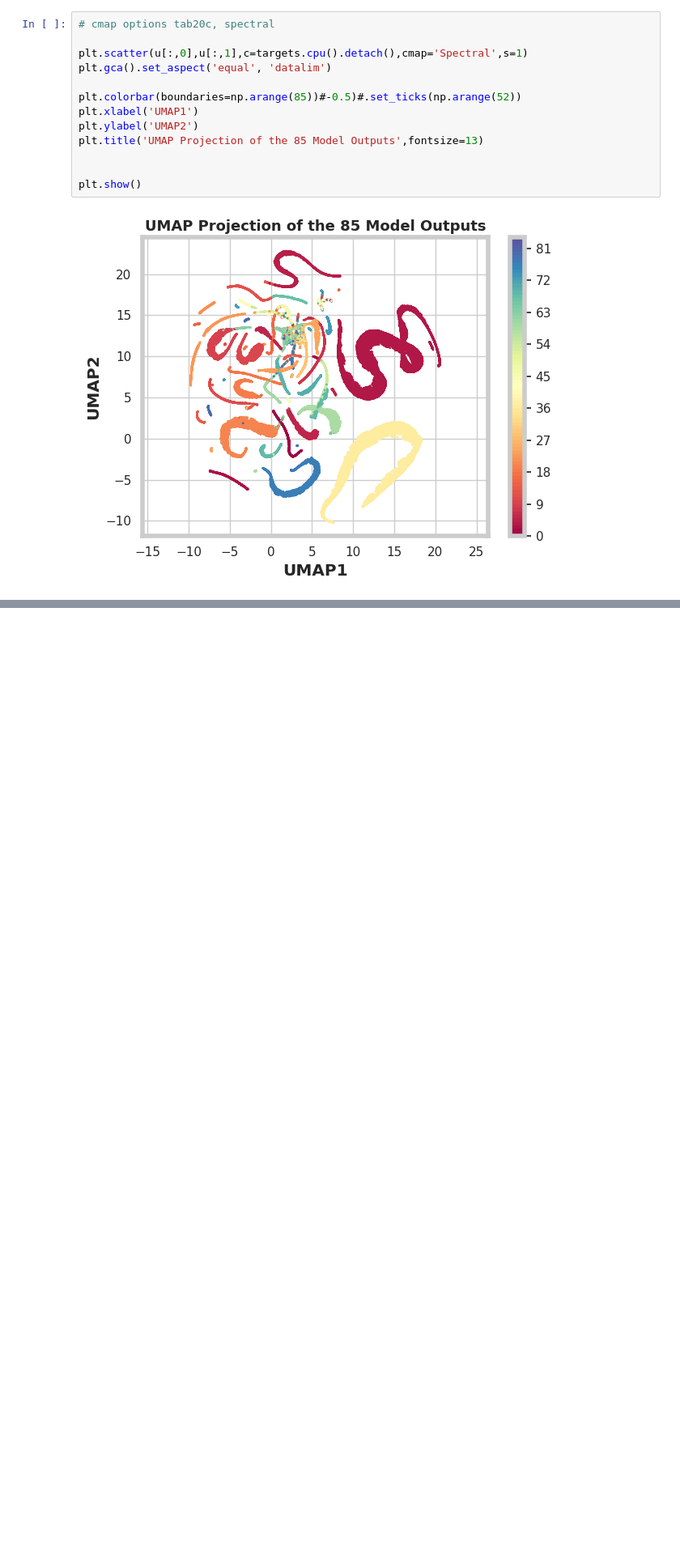
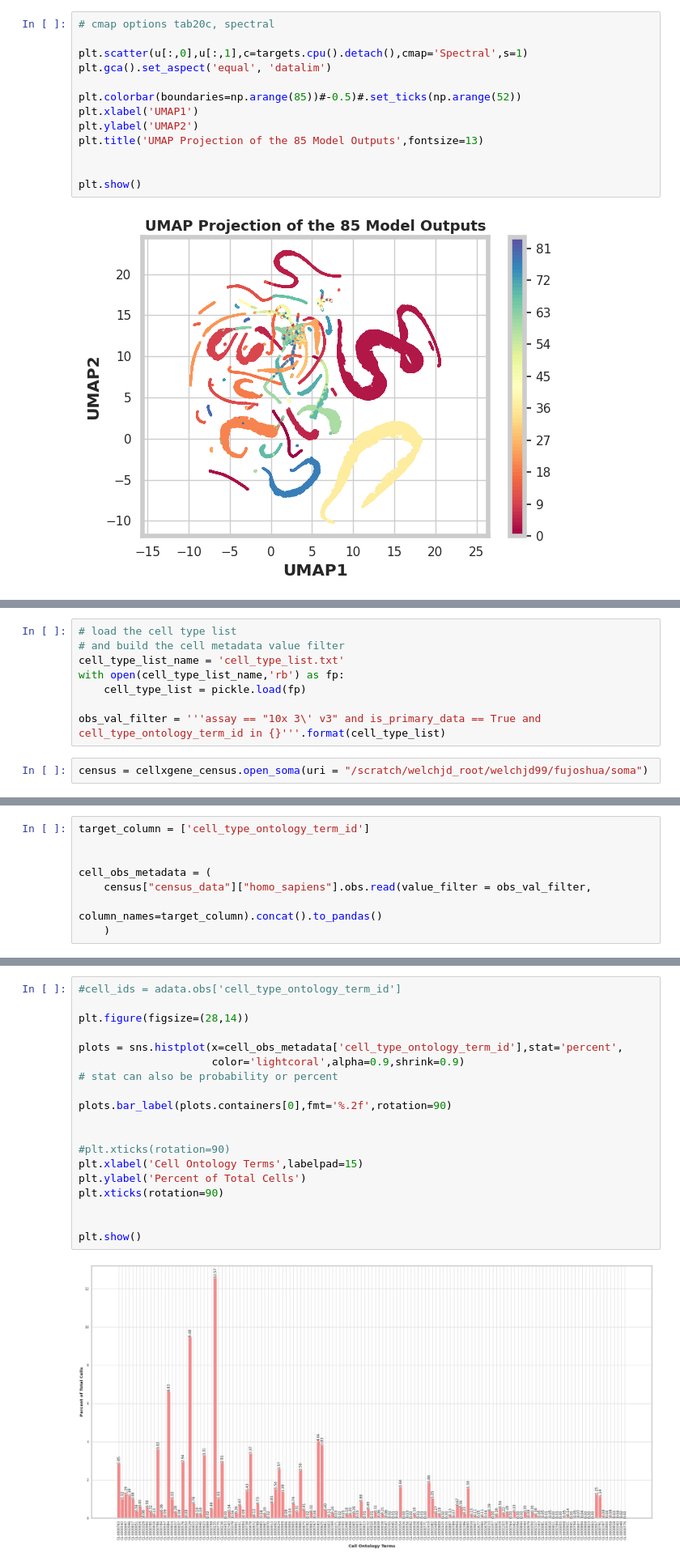
Before and after one commit to joshfuchs/McCells, a Jupyter notebook: Plots.ipynb, the cells around one changed output, grey strips where cells are left out. Shown at 81% size. Drawn from its saved outputs; the diff is of its cells as text; blank space fills up the shorter version.

Commit message:
add disk census plotting

```diff
--- a/Plots.ipynb
+++ b/Plots.ipynb
@@ -101,0 +115,10 @@ plt.show()
+# %%
+# load the cell type list
+# and build the cell metadata value filter
+cell_type_list_name = 'cell_type_list.txt'
+with open(cell_type_list_name,'rb') as fp:
+    cell_type_list = pickle.load(fp)
+
+obs_val_filter = '''assay == "10x 3\' v3" and is_primary_data == True and cell_type_ontology_term_id in {}'''.format(cell_type_list)
+# %%
+census = cellxgene_census.open_soma(uri = "/scratch/welchjd_root/welchjd99/fujoshua/soma")
@@ -101,0 +127,8 @@ plt.show()
+# %%
+target_column = ['cell_type_ontology_term_id']
+
+
+cell_obs_metadata = (
+    census["census_data"]["homo_sapiens"].obs.read(value_filter = obs_val_filter,
+                                                   column_names=target_column).concat().to_pandas()
+    )
@@ -101,0 +171,21 @@ plt.show()
+# %%
+#cell_ids = adata.obs['cell_type_ontology_term_id']
+
+plt.figure(figsize=(28,14))
+
+plots = sns.histplot(x=cell_obs_metadata['cell_type_ontology_term_id'],stat='percent',
+                     color='lightcoral',alpha=0.9,shrink=0.9)
+# stat can also be probability or percent
+
+plots.bar_label(plots.containers[0],fmt='%.2f',rotation=90)
+
+
+#plt.xticks(rotation=90)
+plt.xlabel('Cell Ontology Terms',labelpad=15)
+plt.ylabel('Percent of Total Cells')
+plt.xticks(rotation=90)
+
+
+plt.show()
+# %% [output]
+[figure, added]
```
Also changed, not shown: parts of 7 cells of this notebook.
